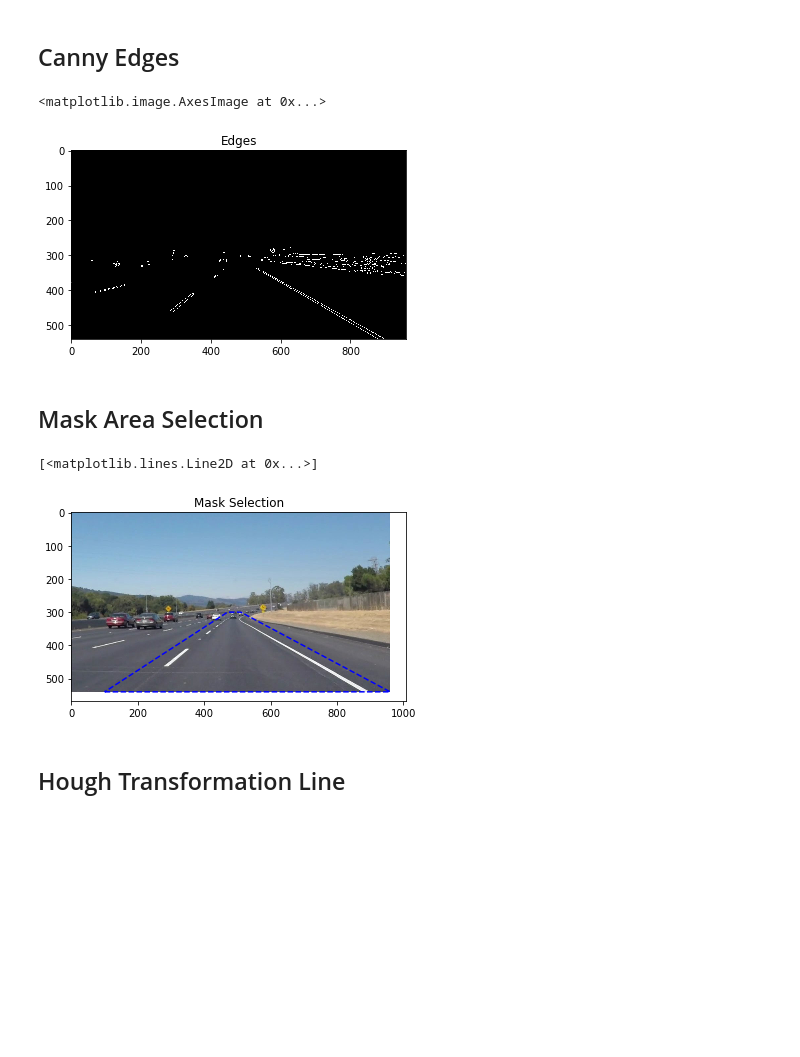
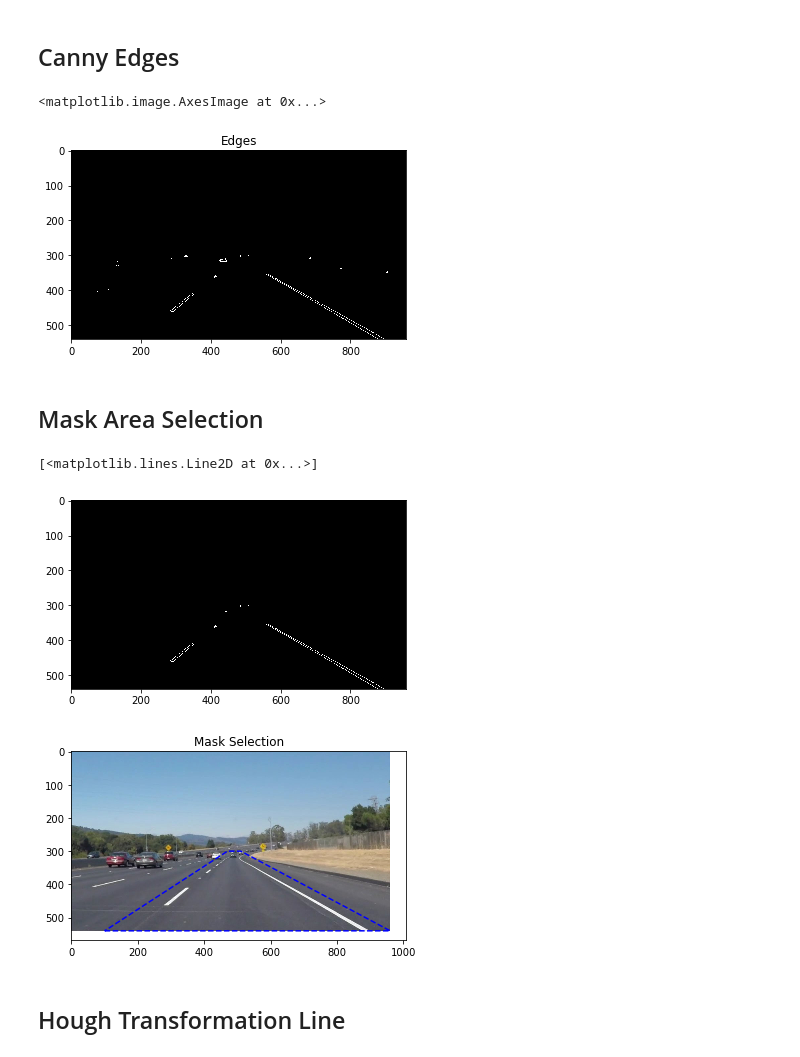
Before and after one commit to kyu-kuanwei/Self-Driving-Car-Computer-Vision, a Jupyter notebook: CarND-LaneLines-P1/P1.ipynb, the cells around one changed output. Cells and saved outputs as stored; diff of their text form; code cells hidden in the pictures; blank space fills up the shorter version.

```diff
--- a/CarND-LaneLines-P1/P1.ipynb
+++ b/CarND-LaneLines-P1/P1.ipynb
@@ -232,7 +133,12 @@ plt.imshow(image1)
 # %%
 color_Select = []
+
+red_threshold = 220
+green_threshold = 180
+blue_threshold = 0
+
 for i in image:
-    temp = helper.colorselect(i)
+    temp = helper.colorselect(i, red_threshold, green_threshold, blue_threshold)
     color_Select.append(temp)
 
 plt.figure()
@@ -274,8 +180,8 @@ plt.imshow(blur_gray[0],cmap='gray')
 ## Canny Edges
 # %%
 canny_edges = []
-low_threshold = 50
-high_threshold = 100
+low_threshold = 250
+high_threshold = 300
 for i in blur_gray:
     temp = helper.canny(i, low_threshold, high_threshold)
     canny_edges.append(temp)
@@ -285,38 +191,43 @@ plt.title('Edges')
 plt.imshow(canny_edges[0],cmap='gray')
 # %% [output]
 <matplotlib.image.AxesImage at 0x...>
-[figure, old version]
+[figure, new version]
 # %% [markdown]
 ## Mask Area Selection
 # %%
 masked_edges = []
 
 for i in canny_edges:
     imshape = i.shape
-    vertices = np.array([[(150,imshape[0]), #left_bottom
+    vertices = np.array([[(100,imshape[0]), #left_bottom
                           (470, 300), # left_top
                           (510, 300), # right_top
                           (imshape[1],imshape[0])]], # right_bottom
                         dtype=np.int32)
     temp = helper.region_of_interest(i, vertices)
     masked_edges.append(temp)
 
-plt.imsave('process/mask_edges.jpg',canny_edges[0],cmap='gray')
+plt.figure()
+plt.imshow(masked_edges[0],cmap='gray')
+
 plt.figure()
 plt.title('Mask Selection')
 plt.imshow(image[0])
+
+
 
 left_bottom = [100,imshape[0]]
 right_bottom = [imshape[1],imshape[0]]
 left_top = [470, 300]
 right_top = [510,300]
 
 x = [left_bottom[0], right_bottom[0], right_top[0], left_top[0],left_bottom[0]]
 y = [left_bottom[1], right_bottom[1], right_top[1], left_top[1],left_bottom[1]]
 plt.plot(x, y, 'b--')
 # %% [output]
 [<matplotlib.lines.Line2D at 0x...>]
-[figure, old version]
+[figure, new version]
+[figure, added]
 # %% [markdown]
 ## Hough Transformation Line
 # %%
```
Also changed, not shown: parts of 15 cells of this notebook, 7 other files.
